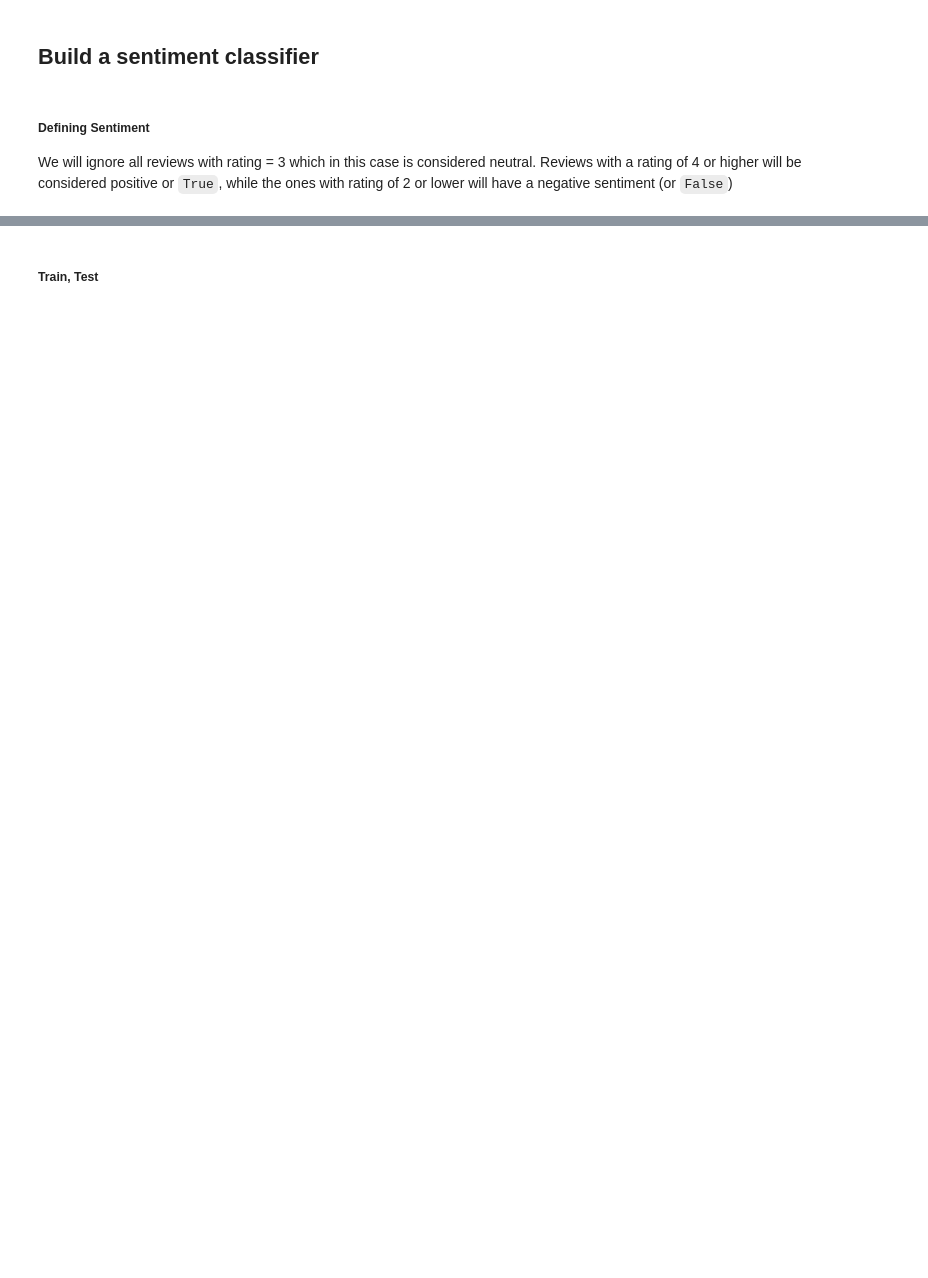
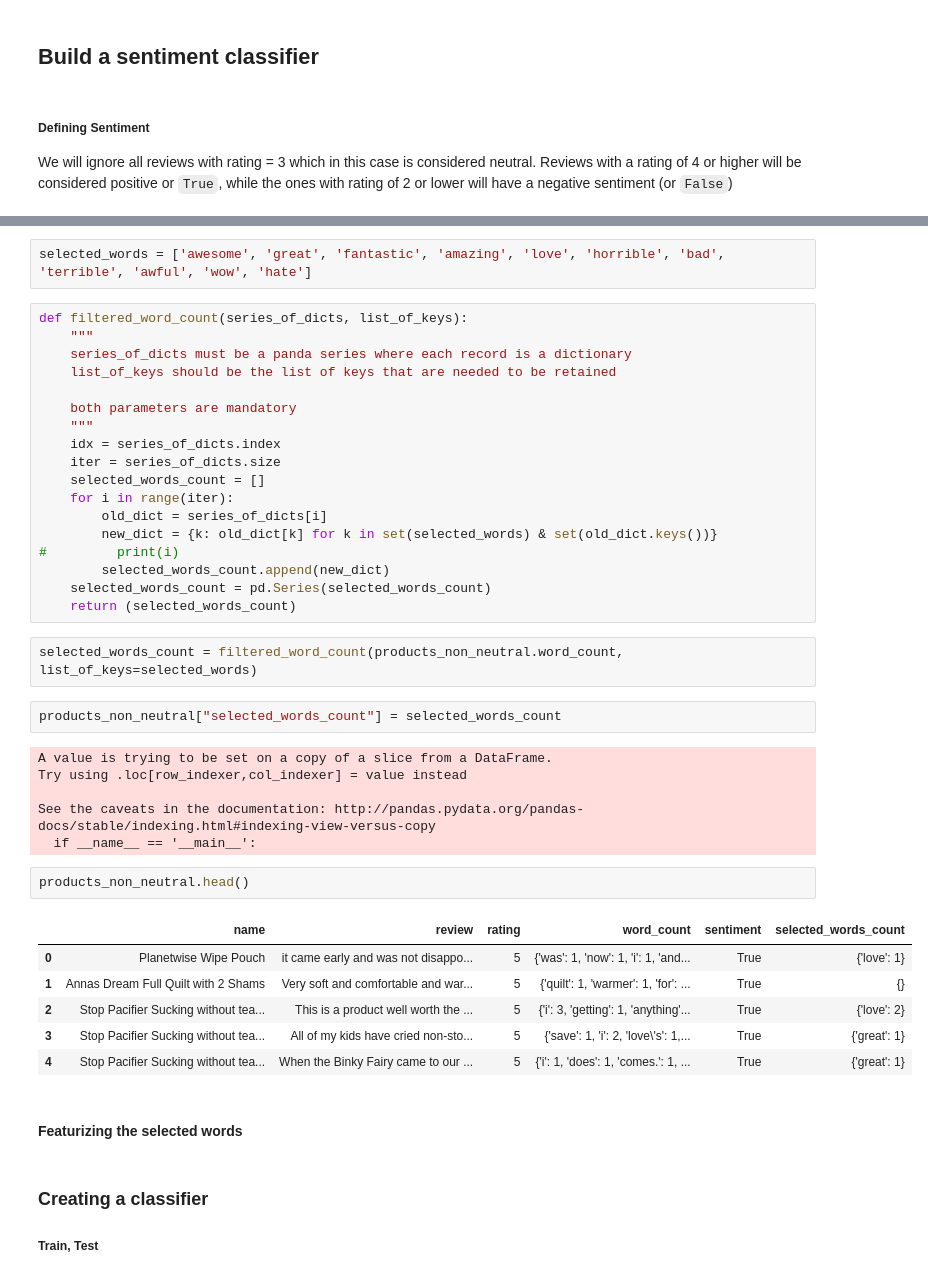
Before and after one commit to DheerajAgarwal/MachineLearning_UoW, a Jupyter notebook: Course1/Analyzing_Product_Sentiment.ipynb, the cells around one changed output, grey strips where cells are left out. Cells and saved outputs as stored; diff of their text form; blank space fills up the shorter version.

Commit message:
created selected word dictionary

```diff
--- a/Course1/Analyzing_Product_Sentiment.ipynb
+++ b/Course1/Analyzing_Product_Sentiment.ipynb
@@ -167,4 +191,47 @@ products.head()
+# %%
+selected_words = ['awesome', 'great', 'fantastic', 'amazing', 'love', 'horrible', 'bad', 'terrible', 'awful', 'wow', 'hate']
+# %%
+def filtered_word_count(series_of_dicts, list_of_keys):
+    """
+    series_of_dicts must be a panda series where each record is a dictionary
+    list_of_keys should be the list of keys that are needed to be retained
+
+    both parameters are mandatory
+    """
+    idx = series_of_dicts.index
+    iter = series_of_dicts.size
+    selected_words_count = []
+    for i in range(iter):
+        old_dict = series_of_dicts[i]
+        new_dict = {k: old_dict[k] for k in set(selected_words) & set(old_dict.keys())}
+#         print(i)
+        selected_words_count.append(new_dict)
+    selected_words_count = pd.Series(selected_words_count)
+    return (selected_words_count)
+# %%
+selected_words_count = filtered_word_count(products_non_neutral.word_count, list_of_keys=selected_words)
+# %%
+products_non_neutral["selected_words_count"] = selected_words_count
+# %% [output]
+A value is trying to be set on a copy of a slice from a DataFrame.
+Try using .loc[row_indexer,col_indexer] = value instead
+
+See the caveats in the documentation: http://pandas.pydata.org/pandas-docs/stable/indexing.html#indexing-view-versus-copy
+  if __name__ == '__main__':
+# %%
+products_non_neutral.head()
+# %% [output]
+|  | name | review | rating | word_count | sentiment | selected_words_count |
+| 0 | Planetwise Wipe Pouch | it came early and was not disappo... | 5 | {'was': 1, 'now': 1, 'i': 1, 'and... | True | {'love': 1} |
+| 1 | Annas Dream Full Quilt with 2 Shams | Very soft and comfortable and war... | 5 | {'quilt': 1, 'warmer': 1, 'for': ... | True | {} |
+| 2 | Stop Pacifier Sucking without tea... | This is a product well worth the ... | 5 | {'i': 3, 'getting': 1, 'anything'... | True | {'love': 2} |
+| 3 | Stop Pacifier Sucking without tea... | All of my kids have cried non-sto... | 5 | {'save': 1, 'i': 2, 'love\'s': 1,... | True | {'great': 1} |
+| 4 | Stop Pacifier Sucking without tea... | When the Binky Fairy came to our ... | 5 | {'i': 1, 'does': 1, 'comes.': 1, ... | True | {'great': 1} |
+# %% [markdown]
+#### Featurizing the selected words
 # %% [markdown]
+### Creating a classifier
+
 ##### Train, Test
 # %%
 random.seed(1234)
```
Also changed, not shown: parts of 13 cells of this notebook.
